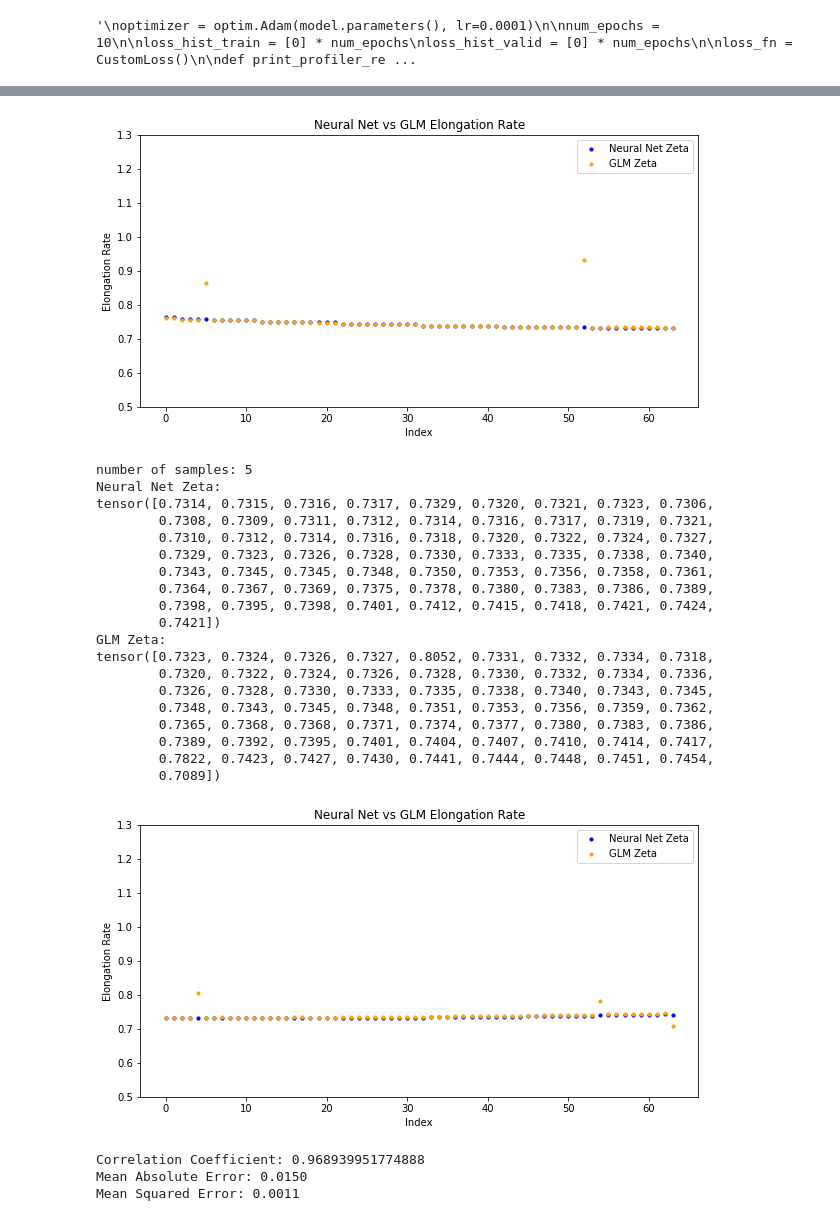
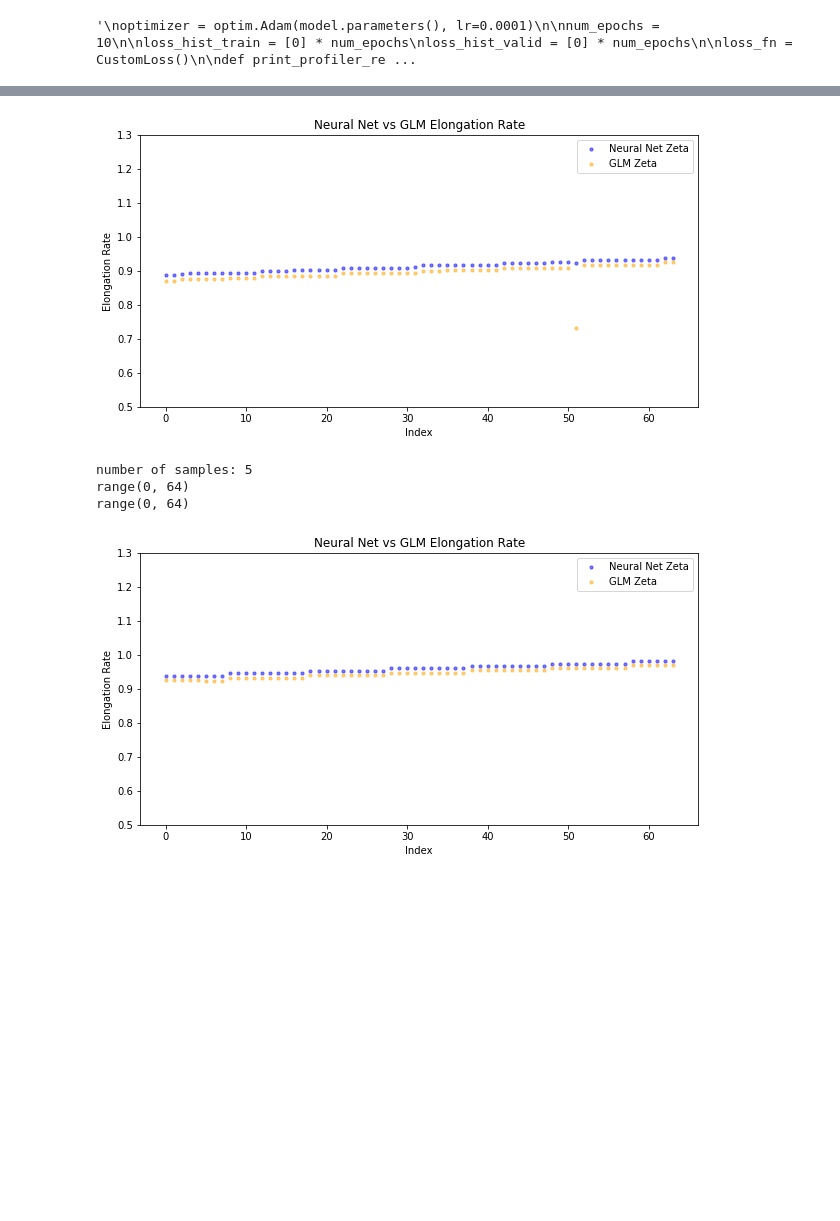
Before and after one commit to rhassett-cshl/ElongationNet, a Jupyter notebook: elongation_net_rebatch_large.ipynb, the cells around one changed output, grey strips where cells are left out. Saved outputs shown, nothing was run; the diff lists cells and outputs as text; code cells hidden in the pictures; blank space fills up the shorter version.

```diff
--- a/elongation_net_rebatch_large.ipynb
+++ b/elongation_net_rebatch_large.ipynb
@@ -354,7 +346,7 @@ NameError: name 'torch' is not defined
 # %%
-"""
-model = nn.Linear(num_features, 1)
-model.load_state_dict(torch.load("models/Elongation_Model_chr16.pth"))
+
+model = nn.Linear(num_features, 1, bias=False)
+model.load_state_dict(torch.load("models/Elongation_Model_Large.pth"))
 cuda_available = torch.cuda.is_available()
 print("CUDA (GPU support) is available:", cuda_available)
 num_gpus = torch.cuda.device_count()
@@ -367,4 +359,4 @@ if cuda_available:
 
 first_param_device = next(model.parameters()).device
 print("Model is on device:", first_param_device)
-"""
+model.double()
@@ -412,6 +408,9 @@ plt.show
 # %%
 def plot_data(glm_zeta, net_zeta):
     indices = range(len(glm_zeta))
+    print(indices)
+    indices2 = range(len(net_zeta))
+    print(indices2)
 
     fig, ax = plt.subplots(figsize=(10, 5))
 
@@ -429,8 +428,13 @@ def plot_data(glm_zeta, net_zeta):
     plt.ylim(0.5, 1.3)
 
     plt.show()
+# %%
+test_batches = create_batches(test_data.groupby('GeneId'), max_batch_size=64)
+
+test_dataset = GeneDataset(test_batches)
+tstdl = DataLoader(test_dataset, batch_size=1)
 # %%
-tstdl = DataLoader(test_set, batch_size=batch_size, num_workers=0, shuffle=False, pin_memory=True)
+#tstdl = DataLoader(test_dataset, batch_size=1, num_workers=0, shuffle=False, pin_memory=True)
 # %%
 #model.weight.data[0] = torch.tensor([-0.02, -0.9, -0.02, 0.03, -0.06, -0.03, -0.05, -0.02, -0.03, -0.06, 0.01, -0.18], dtype=torch.float32)
 #model.bias.data = torch.tensor(0,dtype=torch.float32)
@@ -447,14 +451,9 @@ for i in range(0, 4):
         y_inputs = inputs['Y_ji'].to(device)
         rho_ji = model(y_inputs)
 
-    glm_zeta = inputs['Z_ji']
+    glm_zeta = inputs['Z_ji'][0]
     # convert log(Z) outputs to Z
     net_zeta = torch.exp(rho_ji.cpu().squeeze())
-    print("Neural Net Zeta:")
-    print(net_zeta)
-
-    print("GLM Zeta:")
-    print(glm_zeta)
 
     plot_data(glm_zeta, net_zeta)
 # %% [output]
@@ -520,24 +471,8 @@ tensor([0.7617, 0.7614, 0.7562, 0.7559, 0.7556, 0.8649, 0.7551, 0.7549, 0.7547,
-[figure, old version]
+[figure, new version]
 number of samples: 5
-Neural Net Zeta:
-tensor([0.7314, 0.7315, 0.7316, 0.7317, 0.7329, 0.7320, 0.7321, 0.7323, 0.7306,
-        0.7308, 0.7309, 0.7311, 0.7312, 0.7314, 0.7316, 0.7317, 0.7319, 0.7321,
-        0.7310, 0.7312, 0.7314, 0.7316, 0.7318, 0.7320, 0.7322, 0.7324, 0.7327,
-        0.7329, 0.7323, 0.7326, 0.7328, 0.7330, 0.7333, 0.7335, 0.7338, 0.7340,
-        0.7343, 0.7345, 0.7345, 0.7348, 0.7350, 0.7353, 0.7356, 0.7358, 0.7361,
-        0.7364, 0.7367, 0.7369, 0.7375, 0.7378, 0.7380, 0.7383, 0.7386, 0.7389,
-        0.7398, 0.7395, 0.7398, 0.7401, 0.7412, 0.7415, 0.7418, 0.7421, 0.7424,
-        0.7421])
-GLM Zeta:
-tensor([0.7323, 0.7324, 0.7326, 0.7327, 0.8052, 0.7331, 0.7332, 0.7334, 0.7318,
-        0.7320, 0.7322, 0.7324, 0.7326, 0.7328, 0.7330, 0.7332, 0.7334, 0.7336,
-        0.7326, 0.7328, 0.7330, 0.7333, 0.7335, 0.7338, 0.7340, 0.7343, 0.7345,
-        0.7348, 0.7343, 0.7345, 0.7348, 0.7351, 0.7353, 0.7356, 0.7359, 0.7362,
-        0.7365, 0.7368, 0.7368, 0.7371, 0.7374, 0.7377, 0.7380, 0.7383, 0.7386,
-        0.7389, 0.7392, 0.7395, 0.7401, 0.7404, 0.7407, 0.7410, 0.7414, 0.7417,
-        0.7822, 0.7423, 0.7427, 0.7430, 0.7441, 0.7444, 0.7448, 0.7451, 0.7454,
-        0.7089])
+range(0, 64)
+range(0, 64)
-[figure, old version]
+[figure, new version]
 # %%
 net_zeta = []
 glm_zeta = []
@@ -547,7 +482,7 @@ with torch.no_grad():
         rho_ji = model(y_inputs)
         # convert log(Z) outputs to Z
         net_zeta.append(torch.exp(rho_ji.cpu()))
-        glm_zeta.append(batch['Z_ji'])
+        glm_zeta.append(batch['Z_ji'][0])
 
 net_zeta = torch.cat(net_zeta, dim=0)
 glm_zeta = torch.cat(glm_zeta, dim=0)
@@ -559,10 +494,6 @@ print("Correlation Coefficient:", correlation_coefficient)
 
 print(f"Mean Absolute Error: {mae.item():.4f}")
 print(f"Mean Squared Error: {mse.item():.4f}")
-# %% [output]
-Correlation Coefficient: 0.968939951774888
-Mean Absolute Error: 0.0150
-Mean Squared Error: 0.0011
 # %%
 def density_plot(glm_zeta, net_zeta, gene_id):
     sns.kdeplot(x=glm_zeta, y=net_zeta, fill=True, cmap="Blues")
```
Also changed, not shown: parts of 19 cells of this notebook, 11 other files.
